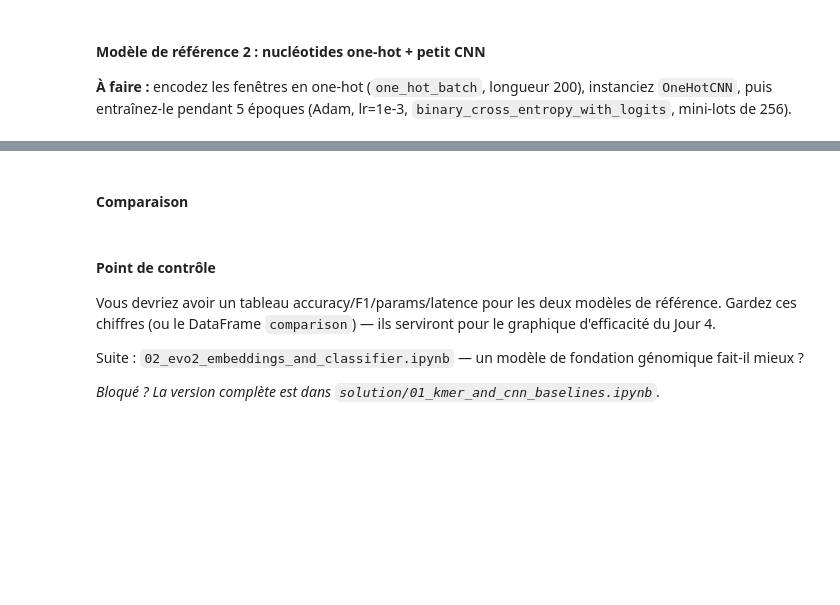
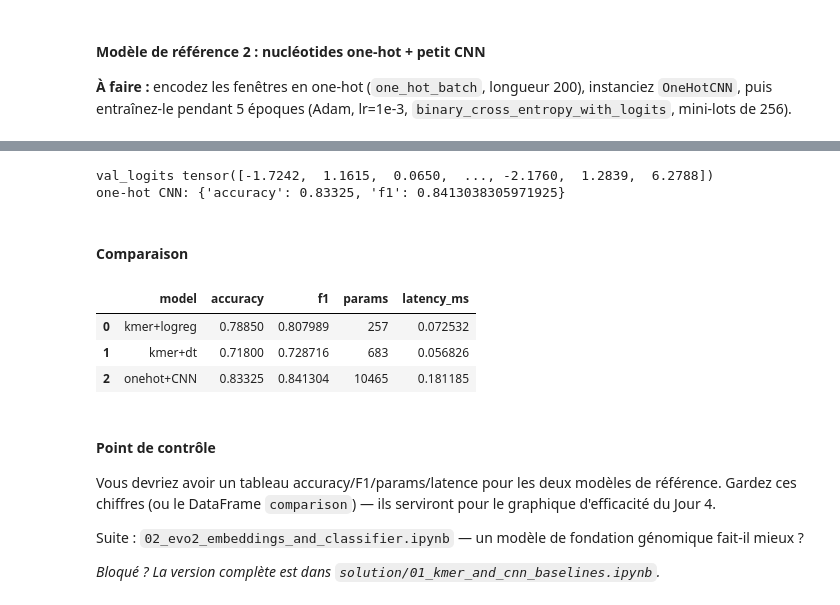
Before and after one commit to chabelbossa/EEIA-bioAI-Workshop-project, a Jupyter notebook: day1/01_kmer_and_cnn_baselines.ipynb, the cells around one changed output, grey strips where cells are left out. Saved outputs shown, nothing was run; the diff lists cells and outputs as text; code cells hidden in the pictures; blank space fills up the shorter version.

```diff
--- a/day1/01_kmer_and_cnn_baselines.ipynb
+++ b/day1/01_kmer_and_cnn_baselines.ipynb
@@ -63,5 +69,10 @@ y_train, y_val = train["label"].to_numpy(), val["label"].to_numpy()
 # %%
 from models.baselines import make_kmer_classifier  # importer depuis le dossier src/models
 
-# TODO : créez un classifieur avec make_kmer_classifier("logreg") et entraînez-le (fit)
-kmer_clf = ...
+# Créez un classifieur avec make_kmer_classifier("logreg") et entraînez-le (fit)
+kmer_clf = make_kmer_classifier("logreg")
+kmer_clf.fit(X_train_kmer, y_train)
+
+# Classifieur Arbre de décision (Decision Tree)
+kmer_dt_clf = make_kmer_classifier("dt")
+kmer_dt_clf.fit(X_train_kmer, y_train)
@@ -68,6 +81,8 @@ kmer_clf = ...
 # %%
 from eval import evaluate_sklearn # importer depuis le dossier src/eval.py
 
-# TODO : évaluez-le sur la donnée de validation avec evaluate_sklearn(...)
-kmer_metrics = ...
+# Évaluez la régression logistique et l'arbre de décision sur les données de validation
+kmer_metrics = evaluate_sklearn(kmer_clf, X_val_kmer, y_val)
+kmer_dt_metrics = evaluate_sklearn(kmer_dt_clf, X_val_kmer, y_val)
 print("k-mer + logreg:", kmer_metrics)
+print("k-mer + decision tree:", kmer_dt_metrics)
@@ -88,16 +106,18 @@ from eval import evaluate_logits, count_params, measure_latency_sklearn, measure
 N_EPOCHS = 100
 WINDOW = 200
 # TODO : encodez les fenêtres d'entraînement et de validation en one-hot, convertissez en tensors torch
-X_train_oh = ...
-X_val_oh = ...
+X_train_oh = torch.tensor(one_hot_batch(train["sequence"], length=WINDOW), dtype=torch.float32)
+X_val_oh = torch.tensor(one_hot_batch(val["sequence"], length=WINDOW), dtype=torch.float32)
 y_train_t = torch.tensor(y_train, dtype=torch.float32)
 y_val_t = torch.tensor(y_val, dtype=torch.float32)
 
 # TODO : instanciez le modèle OneHotCNN(seq_len=WINDOW) et un optimiseur Adam (lr=1e-3)
-cnn = ...
-optimizer = ...
+cnn = OneHotCNN(seq_len=WINDOW)
+optimizer = torch.optim.Adam(cnn.parameters(), lr=1e-3)
+criterion = torch.nn.BCEWithLogitsLoss()
 
 n = X_train_oh.shape[0]
+
 for epoch in range(N_EPOCHS):
     perm = torch.randperm(n)
     epoch_loss = 0.0
@@ -105,8 +125,8 @@ for epoch in range(N_EPOCHS):
         idx = perm[start:start + 256]
         optimizer.zero_grad()
         # TODO : calculez les logits du CNN sur ce mini-lot, puis la perte BCE-with-logits
-        logits = ...
-        loss = ...
+        logits = cnn(X_train_oh[idx])
+        loss = criterion(logits, y_train_t[idx])
         loss.backward()
         optimizer.step()
         epoch_loss += loss.item() * len(idx)
@@ -115,25 +142,37 @@ for epoch in range(N_EPOCHS):
 # %%
 # TODO : passez X_val_oh dans le CNN (sans gradient) puis évaluez avec evaluate_logits
 with torch.no_grad():
-    val_logits = ...
-cnn_metrics = ...
+    val_logits = cnn(X_val_oh)
+    print(f'val_logits {val_logits}')
+cnn_metrics = evaluate_logits(val_logits, y_val_t)
 print("one-hot CNN:", cnn_metrics)
+# %% [output]
+val_logits tensor([-1.7242,  1.1615,  0.0650,  ..., -2.1760,  1.2839,  6.2788])
+one-hot CNN: {'accuracy': 0.83325, 'f1': 0.8413038305971925}
 # %% [markdown]
 #### **Comparaison**
 # %%
 import pandas as pd
 
 # TODO : complétez le nombre de paramètres et la latence pour chaque modèle
 # (count_params / measure_latency_sklearn pour le k-mer, count_params / measure_latency_torch pour le CNN)
 comparison = pd.DataFrame([
     {"model": "kmer+logreg", **kmer_metrics,
-     "params": ...,
-     "latency_ms": ...},
+     "params": 257,
+     "latency_ms": measure_latency_sklearn(kmer_clf, X_val_kmer[:1])},
+    {"model": "kmer+dt", **kmer_dt_metrics,
+     "params": getattr(kmer_dt_clf, "tree_").node_count,
+     "latency_ms": measure_latency_sklearn(kmer_dt_clf, X_val_kmer[:1])},
     {"model": "onehot+CNN", **cnn_metrics,
-     "params": ...,
-     "latency_ms": ...},
+     "params": count_params(cnn),
+     "latency_ms": measure_latency_torch(cnn, X_val_oh[:1] )},
 ])
 comparison
+# %% [output]
+|  | model | accuracy | f1 | params | latency_ms |
+| 0 | kmer+logreg | 0.78850 | 0.807989 | 257 | 0.072532 |
+| 1 | kmer+dt | 0.71800 | 0.728716 | 683 | 0.056826 |
+| 2 | onehot+CNN | 0.83325 | 0.841304 | 10465 | 0.181185 |
 # %% [markdown]
 #### **Point de contrôle**
 
```
Also changed, not shown: parts of 7 cells of this notebook, 11 other files.
